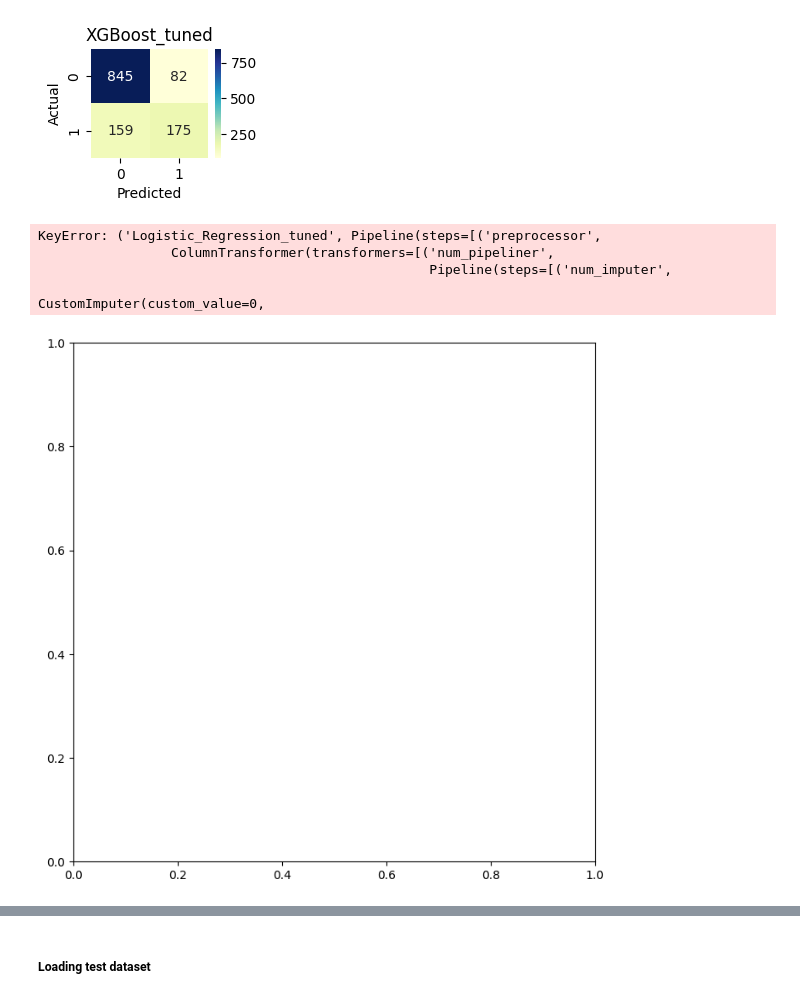
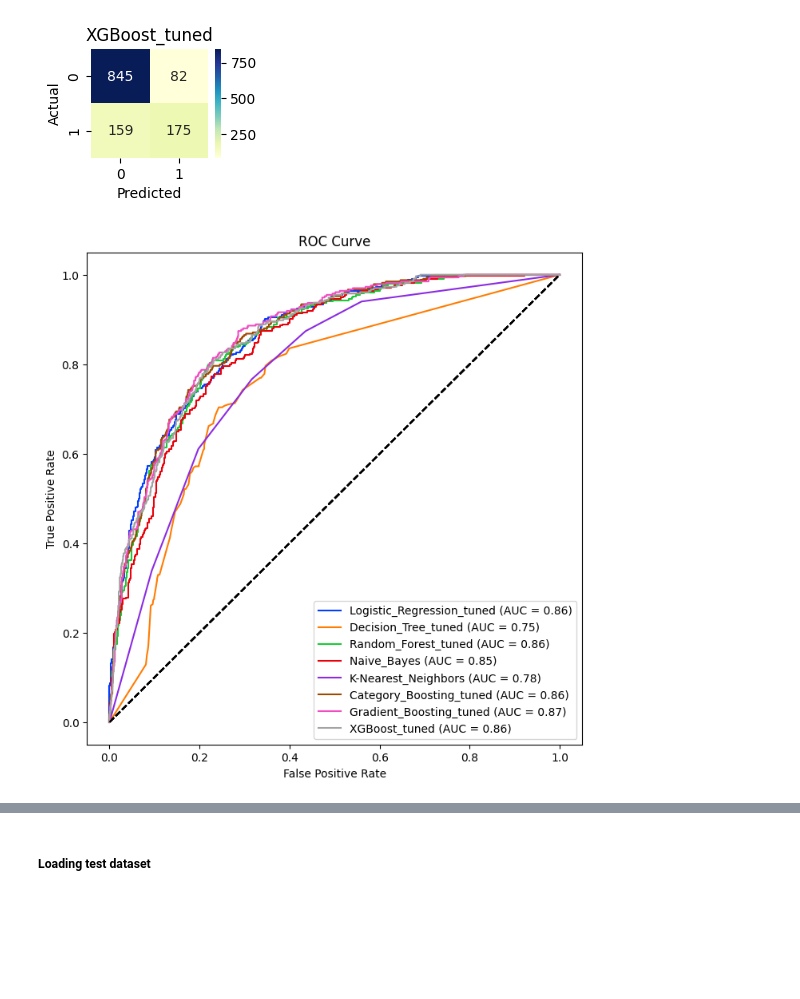
Before and after one commit to damzking/telco_churn-, a Jupyter notebook: LP2_telco_churn.ipynb, the cells around one changed output, grey strips where cells are left out. Saved outputs shown, nothing was run; the diff lists cells and outputs as text; code cells hidden in the pictures; blank space fills up the shorter version.

```diff
--- a/LP2_telco_churn.ipynb
+++ b/LP2_telco_churn.ipynb
@@ -1704,7 +1839,7 @@ tuned_models['Support_Vector_Machine_tuned']= LinearSVC(
                             C= 1,
                             random_state=5)
 tuned_models['Decision_Tree_tuned']= DecisionTreeClassifier(
-                            max_depth= 10,
+                            max_depth= 5,
                             random_state=5)
 tuned_models['Random_Forest_tuned']= RandomForestClassifier(
                             max_depth= 10,
@@ -1724,7 +1859,7 @@ tuned_models['Gradient_Boosting_tuned']= GradientBoostingClassifier(
                             n_estimators= 100,
                             random_state=5)
 tuned_models['XGBoost_tuned']= XGBClassifier(
-                            max_depth= 3,
-                            n_estimators= 50,
+                            max_depth= 2,
+                            n_estimators= 40,
                             random_state=5)
 # %% [markdown]
@@ -1732,27 +1867,26 @@ tuned_models['XGBoost_tuned']= XGBClassifier(
 # %%
 # Creating Pipeline
 
-all_pipelines_b = {}
-all_confusion_matrices_b = {}
-
+all_pipelines = {}
+all_confusion_matrices = {}
 metric_table=pd.DataFrame(columns=['model_name', 'accuracy', 'precision', 'recall', 'f1-score'])
 
 for model_name, classifier in tuned_models.items():
-    final_pipeline = ImbPipeline(steps=[
+    final_pipeline = Pipeline(steps=[
         ('preprocessor', preprocessor),
-        ('smote', SMOTE(random_state=5)),
         ('feature_selection', feature_selection),
         ('classifier', classifier)
     ])
 
     final_pipeline.fit(X_train, y_train_encode)
-    all_pipelines_b[model_name] = final_pipeline
+    all_pipelines[model_name] = final_pipeline
 
     y_pred=final_pipeline.predict(X_eval)
 
     conf_matrix = confusion_matrix(y_eval_encode, y_pred)
 
-    all_confusion_matrices_b[model_name]=conf_matrix
+    all_confusion_matrices[model_name]=conf_matrix
+
 
     metrics= classification_report(y_eval_encode, y_pred, output_dict=True)
 
@@ -1860,26 +1923,40 @@ for i, (model_name, confusion_matrix) in enumerate(all_confusion_matrices.items(
 # %%
 fig, ax = plt.subplots(figsize=(8, 8))
 all_confusion_matrix = {}
+
 all_roc_data = {}
-for model_name in all_pipelines.items():
-    y_score=all_pipelines[model_name].predict_proba(X_eval)[:, 1]
-    fpr, tpr, thresholds = roc_curve(y_eval_encode, y_score)
 
-    roc_auc = auc(fpr, tpr)
+# Iterate over the dictionary items directly
+for model_name, pipeline in all_pipelines.items():
 
-    roc_data_df = pd.DataFrame({'false_positive_rate': fpr, 'true_positive_rate': tpr, 'thresholds': thresholds})
-    all_roc_data[model_name] = roc_data_df
-    ax.plot(fpr, tpr, label=f'{model_name} (AUC = {roc_auc:.2f})')
+    # Check if the classifier is LinearSVC
+    if isinstance(pipeline.named_steps['classifier'], LinearSVC):
+        # Fit the pipeline first
+        pipeline.fit(X_train, y_train_encode)
+        # Wrap LinearSVC with CalibratedClassifierCV
+        calibrated_pipeline = CalibratedClassifierCV(pipeline.named_steps['classifier'], method='sigmoid', cv='prefit')
+        # Fit the CalibratedClassifierCV instance with training data
+        calibrated_pipeline.fit(pipeline.named_steps['preprocessor'].transform(X_train), y_train_encode)
+        y_score = calibrated_pipeline.predict_proba(pipeline.named_steps['preprocessor'].transform(X_eval))[:, 1]
+    else:
+        # For classifiers that have predict_proba directly
+        y_score = pipeline.predict_proba(X_eval)[:, 1]
 
-    ax.plot([0, 1], [0, 1], 'k--')
-    ax.set_ylabel('True Positive Rate')
-    ax.set_xlabel('False Positive Rate')
-    ax.set_title('ROC Curve')
-    ax.legend(loc="lower right")
-    plt.show()
+        fpr, tpr, thresholds = roc_curve(y_eval_encode, y_score)
+        roc_auc = auc(fpr, tpr)
+
+
+        roc_data_df = pd.DataFrame({'false_positive_rate': fpr, 'true_positive_rate': tpr, 'thresholds': thresholds})
+
+        # Store the ROC data in the dictionary
+        all_roc_data[model_name] = roc_data_df
+        ax.plot(fpr, tpr, label=f'{model_name} (AUC = {roc_auc:.2f})')
+
+        ax.plot([0, 1], [0, 1], 'k--')
+        ax.set_ylabel('True Positive Rate')
+        ax.set_xlabel('False Positive Rate')
+        ax.set_title('ROC Curve')
+        ax.legend(loc="lower right")
+plt.show()
 # %% [output]
-KeyError: ('Logistic_Regression_tuned', Pipeline(steps=[('preprocessor',
-                 ColumnTransformer(transformers=[('num_pipeliner',
-                                                  Pipeline(steps=[('num_imputer',
-                                                                   CustomImputer(custom_value=0,
-[figure, old version]
+[figure, new version]
```
Also changed, not shown: parts of 33 cells of this notebook, 4 other files.
